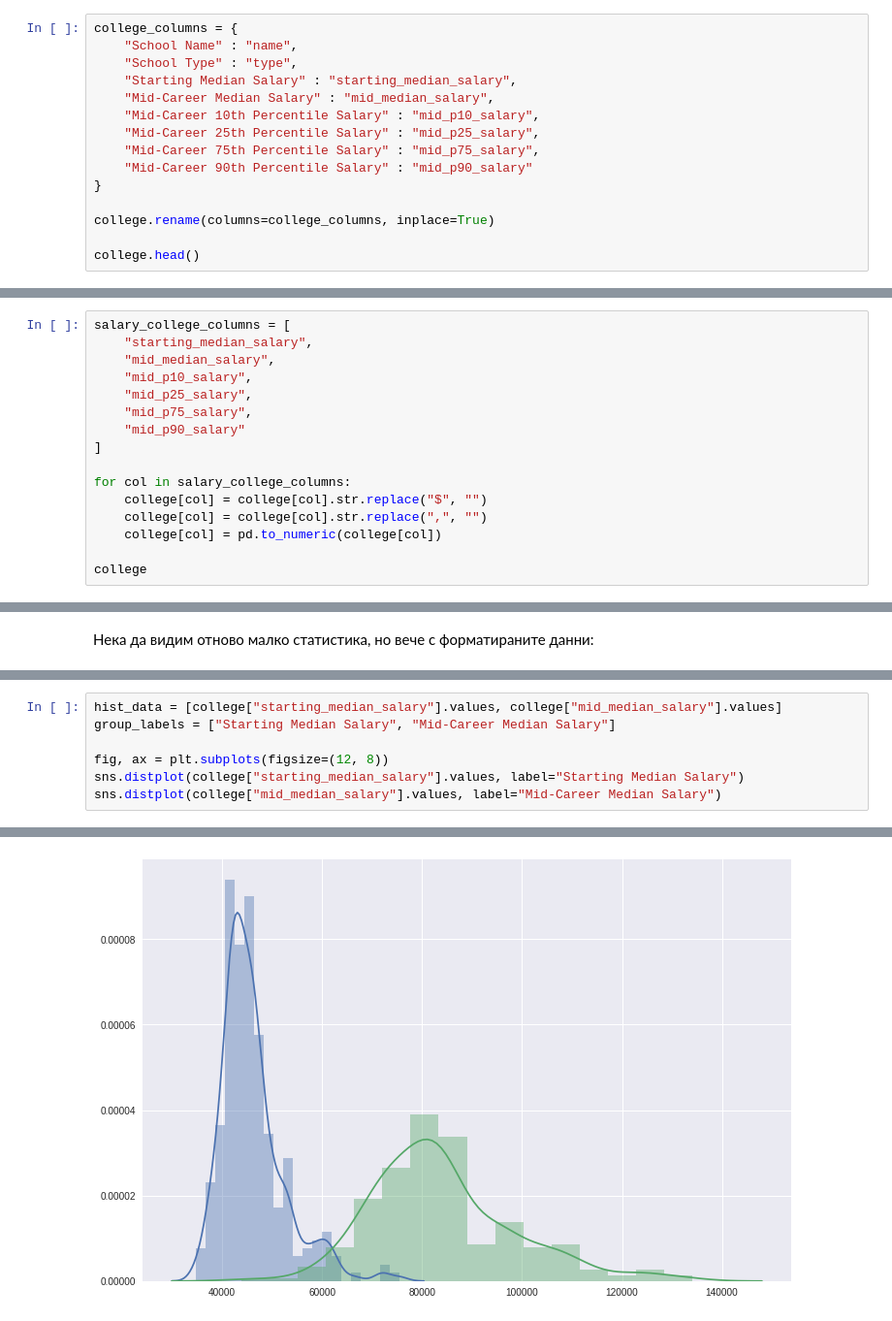
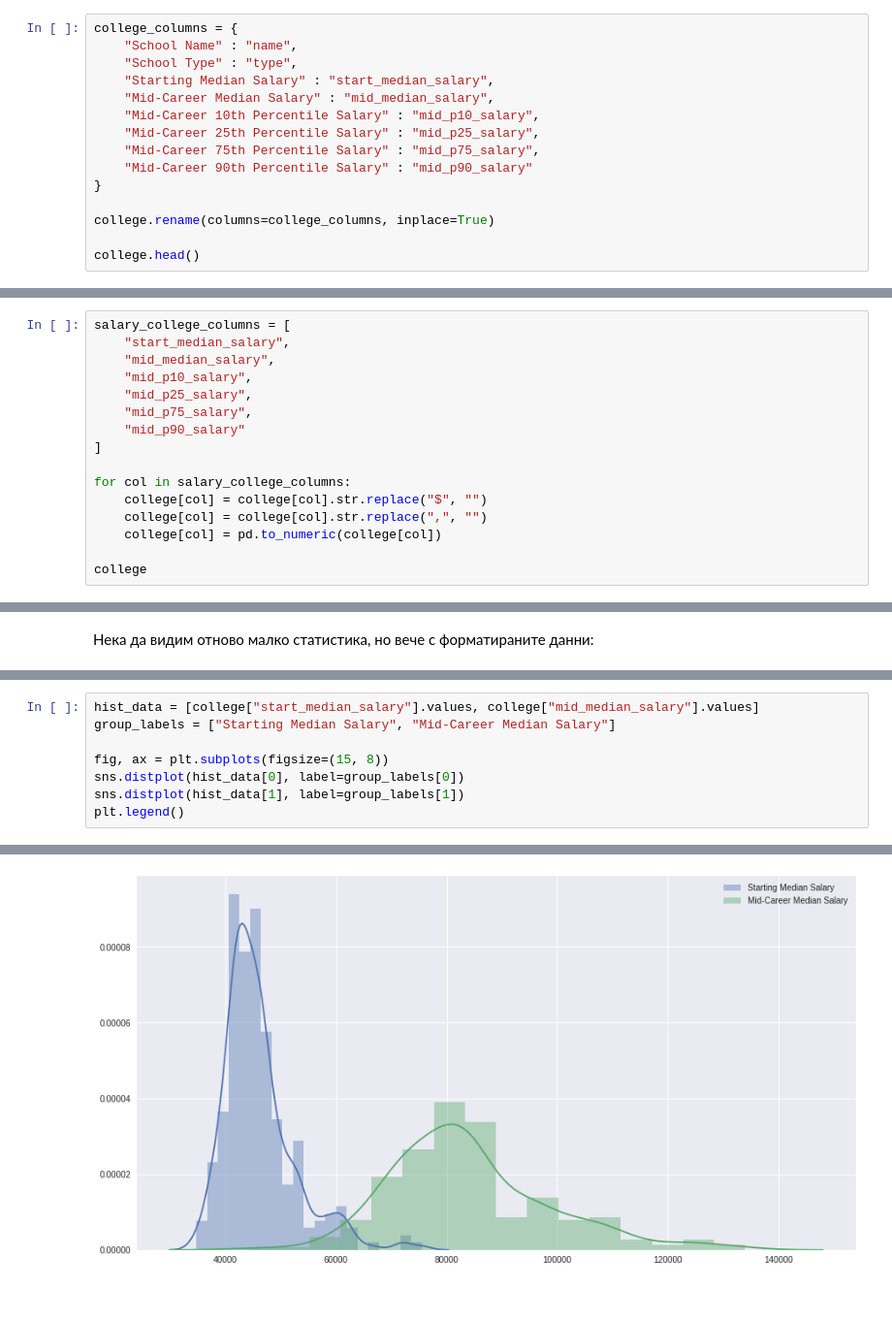
Before and after one commit to petarivanovv9/Machine-Learning-Course-FMI, a Jupyter notebook: college-salaries-exercise.ipynb, the cells around one changed output, grey strips where cells are left out. Shown at 97% size. Saved outputs shown, nothing was run; the diff lists cells and outputs as text.

Commit message:
Add more data exploration of college-salaries dataset

```diff
--- a/college-salaries-exercise.ipynb
+++ b/college-salaries-exercise.ipynb
@@ -161,7 +161,7 @@ college['School Type'].value_counts().plot(kind="bar")
 college_columns = {
     "School Name" : "name",
     "School Type" : "type",
-    "Starting Median Salary" : "starting_median_salary",
+    "Starting Median Salary" : "start_median_salary",
     "Mid-Career Median Salary" : "mid_median_salary",
     "Mid-Career 10th Percentile Salary" : "mid_p10_salary",
     "Mid-Career 25th Percentile Salary" : "mid_p25_salary",
@@ -183,7 +183,7 @@ college.head()
 Нека да превърнем колоните със заплатите в числови стойности.
 # %%
 salary_college_columns = [
-    "starting_median_salary",
+    "start_median_salary",
     "mid_median_salary",
     "mid_p10_salary",
     "mid_p25_salary",
@@ -251,8 +313,9 @@ college.describe()
 # %%
-hist_data = [college["starting_median_salary"].values, college["mid_median_salary"].values]
+hist_data = [college["start_median_salary"].values, college["mid_median_salary"].values]
 group_labels = ["Starting Median Salary", "Mid-Career Median Salary"]
 
-fig, ax = plt.subplots(figsize=(12, 8))
-sns.distplot(college["starting_median_salary"].values, label="Starting Median Salary")
-sns.distplot(college["mid_median_salary"].values, label="Mid-Career Median Salary")
+fig, ax = plt.subplots(figsize=(15, 8))
+sns.distplot(hist_data[0], label=group_labels[0])
+sns.distplot(hist_data[1], label=group_labels[1])
+plt.legend()
 # %% [output]
@@ -260 +323 @@ sns.distplot(college["mid_median_salary"].values, label="Mid-Career Median Salar
-[figure, old version]
+[figure, new version]
```
Also changed, not shown: parts of 27 cells of this notebook.
